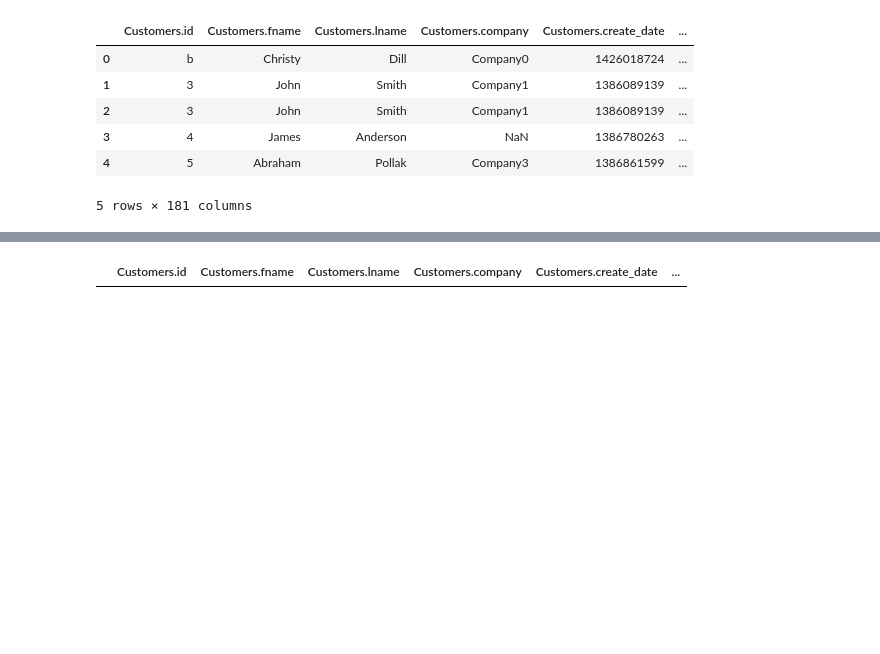
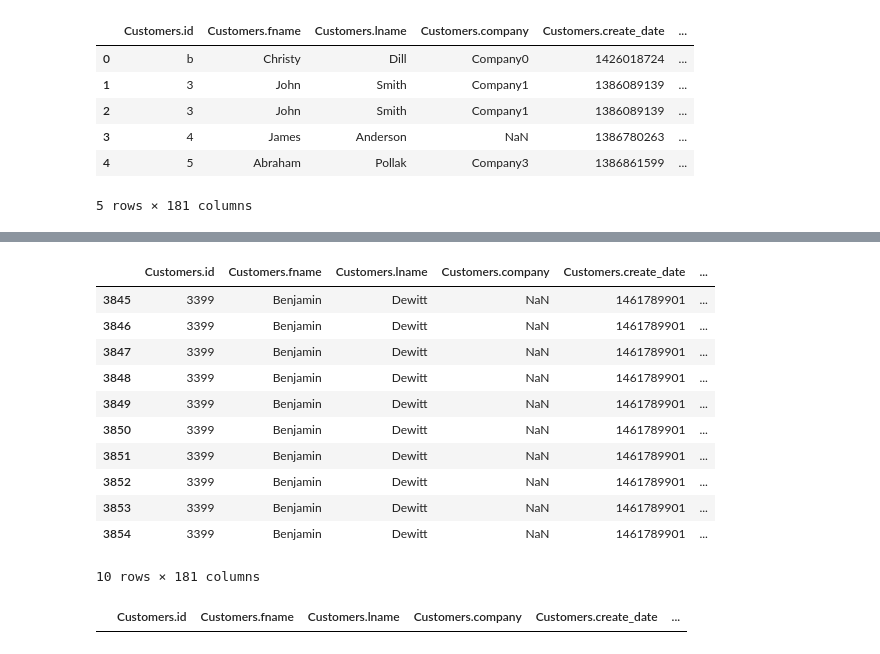
Before and after one commit to zafermesut/ai-crash-course, a Jupyter notebook: Homeworks/Recommender system for a medical supplies company/Recommender system for a medical supplies company.ipynb, the cells around one changed output, grey strips where cells are left out. Cells and saved outputs as stored; diff of their text form; code cells hidden in the pictures; blank space fills up the shorter version.

```diff
--- a/Homeworks/Recommender system for a medical supplies company/Recommender system for a medical supplies company.ipynb
+++ b/Homeworks/Recommender system for a medical supplies company/Recommender system for a medical supplies company.ipynb
@@ -39,3 +55,18 @@ df.head()
+# %%
+df[df['Orders.id'] == 16186]
+# %% [output]
+|  | Customers.id | Customers.fname | Customers.lname | Customers.company | Customers.create_date | ... |
+| 3845 | 3399 | Benjamin | Dewitt | NaN | 1461789901 | ... |
+| 3846 | 3399 | Benjamin | Dewitt | NaN | 1461789901 | ... |
+| 3847 | 3399 | Benjamin | Dewitt | NaN | 1461789901 | ... |
+| 3848 | 3399 | Benjamin | Dewitt | NaN | 1461789901 | ... |
+| 3849 | 3399 | Benjamin | Dewitt | NaN | 1461789901 | ... |
+| 3850 | 3399 | Benjamin | Dewitt | NaN | 1461789901 | ... |
+| 3851 | 3399 | Benjamin | Dewitt | NaN | 1461789901 | ... |
+| 3852 | 3399 | Benjamin | Dewitt | NaN | 1461789901 | ... |
+| 3853 | 3399 | Benjamin | Dewitt | NaN | 1461789901 | ... |
+| 3854 | 3399 | Benjamin | Dewitt | NaN | 1461789901 | ... |
+10 rows × 181 columns
 # %%
 df[df['Customers.id'] == 1]
 # %% [output]
```
Also changed, not shown: parts of 4 cells of this notebook, 3 other files.
